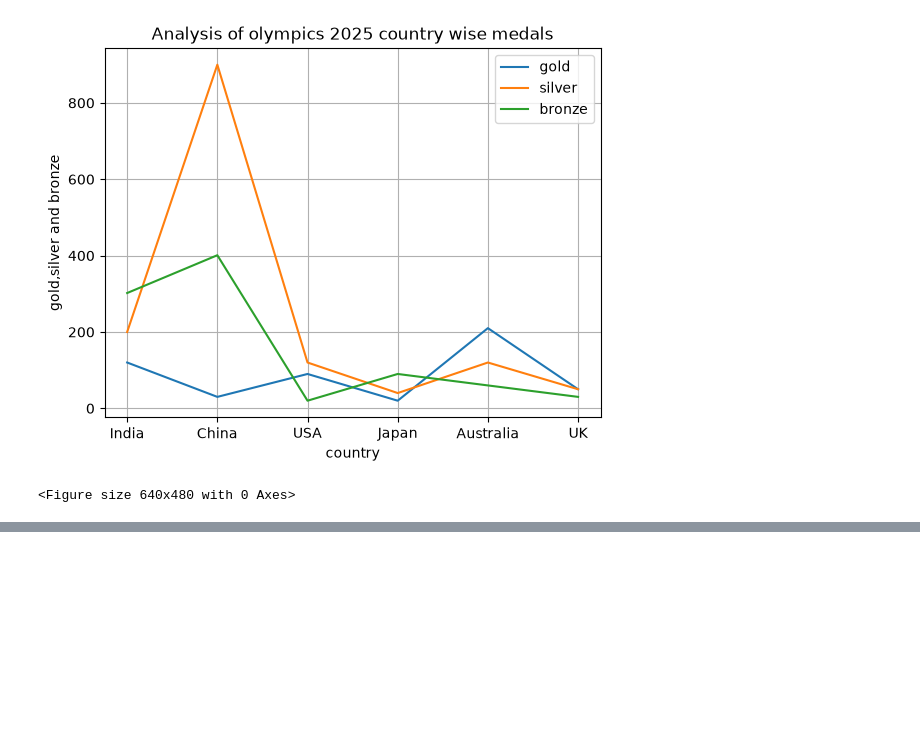
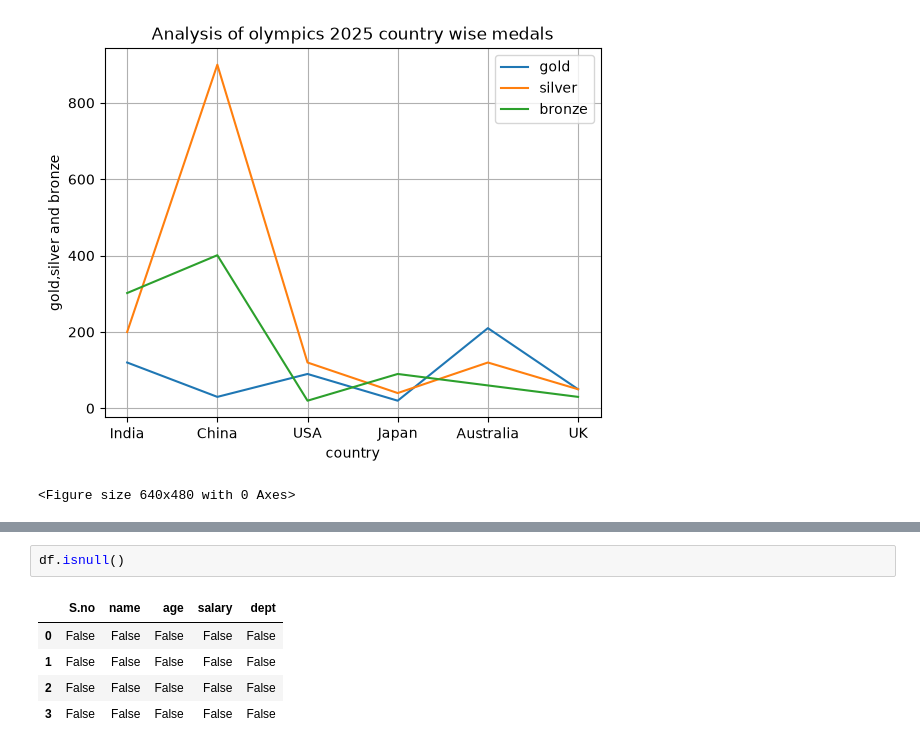
Before and after one commit to maheshkesineni/Data-analytics, a Jupyter notebook: python projects/ python analytics.ipynb, the cells around one changed output, grey strips where cells are left out. Saved outputs shown, nothing was run; the diff lists cells and outputs as text; blank space fills up the shorter version.

```diff
--- a/python projects/ python analytics.ipynb
+++ b/python projects/ python analytics.ipynb
@@ -157,0 +213,8 @@ plt.savefig("Analysis of olympics 2025 country wise medals.jpg")
+# %%
+df.isnull()
+# %% [output]
+|  | S.no | name | age | salary | dept |
+| 0 | False | False | False | False | False |
+| 1 | False | False | False | False | False |
+| 2 | False | False | False | False | False |
+| 3 | False | False | False | False | False |
```
Also changed, not shown: parts of 11 cells of this notebook, 17 other files.
